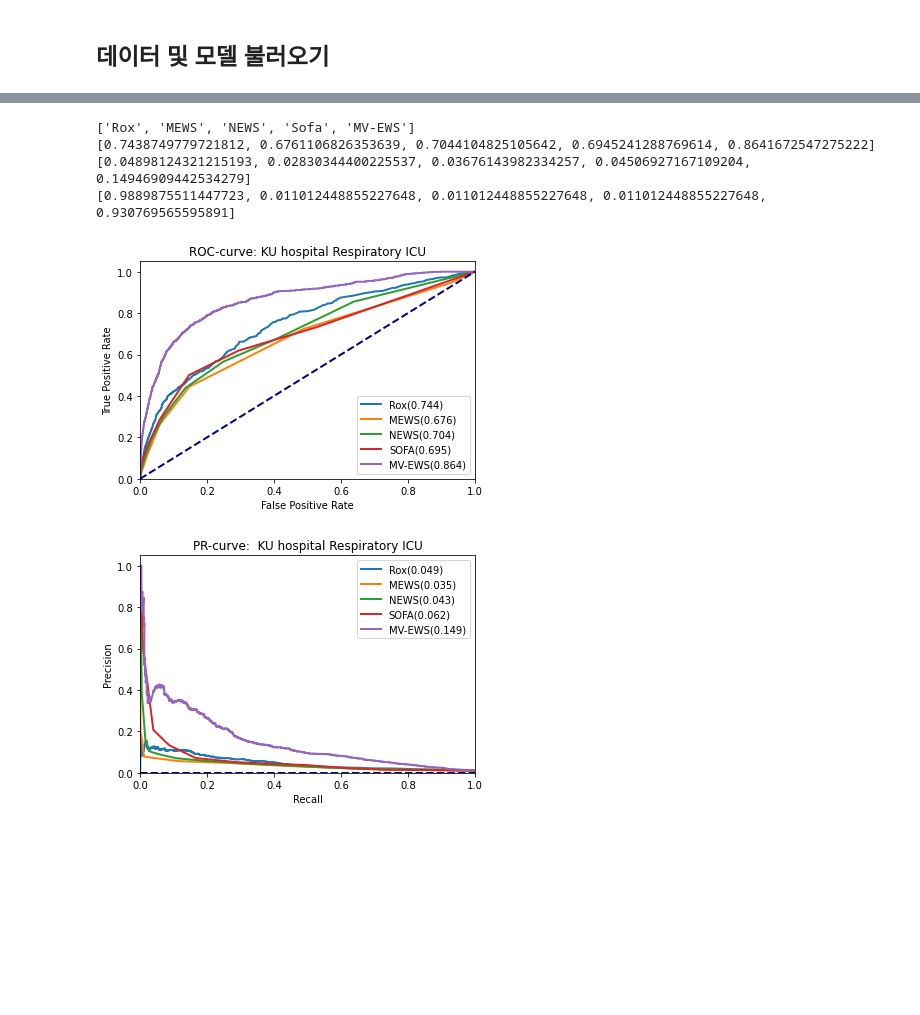
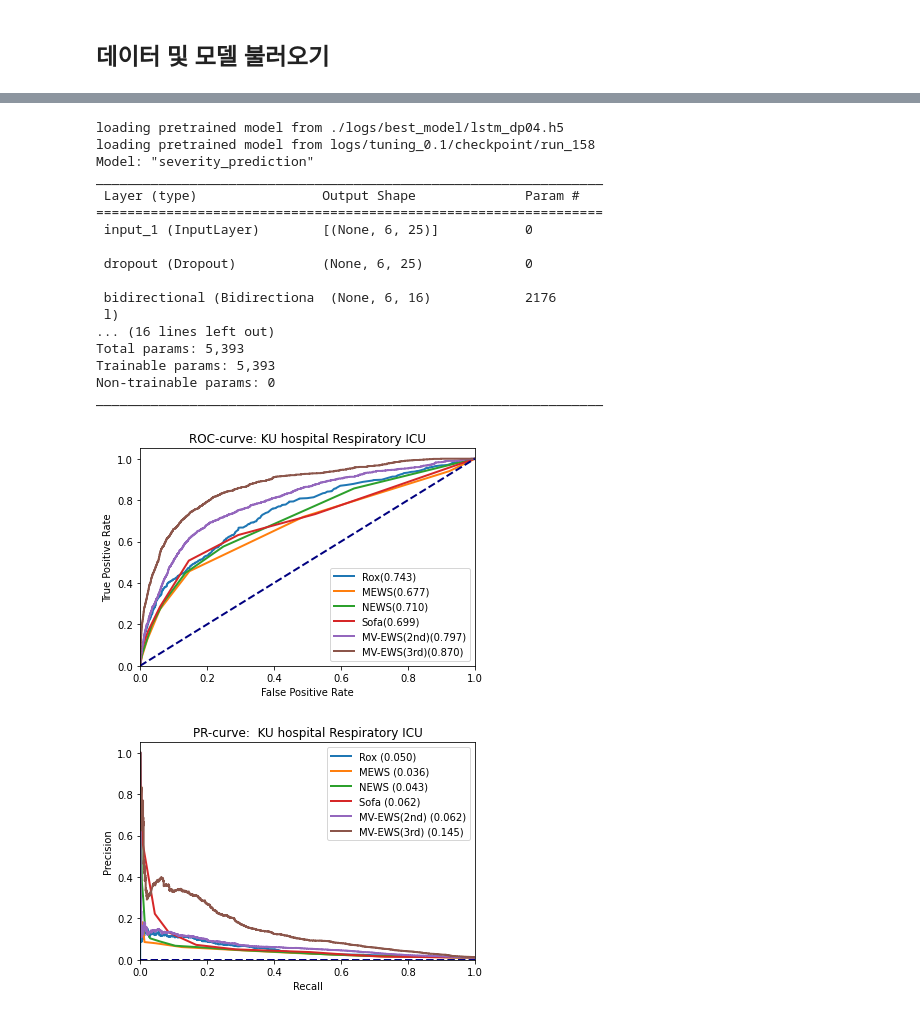
Before and after one commit to mit2400/ventilation-severity-prediciton, a Jupyter notebook: ASSIST_3nd_year.ipynb, the cells around one changed output, grey strips where cells are left out. Cells and saved outputs as stored; diff of their text form; code cells hidden in the pictures; blank space fills up the shorter version.

```diff
--- a/ASSIST_3nd_year.ipynb
+++ b/ASSIST_3nd_year.ipynb
@@ -84,8 +35,41 @@ _________________________________________________________________
+# %%
+with open("configs/base.json", 'r') as f:
+    model_configs = json.load(f)
+
+set_seed(0)
+
+origin_model = get_trained_model_h5()
+model = get_trained_model_ckpt('logs/tuning_0.1',configs=model_configs,epoch=None)
+X,Y, class_weights = get_datasets_np(tuning=True)
+
+idx=6
+X_KU_ICU = X[idx][:, :, :-5]
+Y_KU_ICU = Y[idx]
+
+origin_pred = origin_model.predict(X_KU_ICU)
+pred = model.predict(X_KU_ICU)
+# %% [output]
+loading pretrained model from ./logs/best_model/lstm_dp04.h5
+loading pretrained model from logs/tuning_0.1/checkpoint/run_158
+Model: "severity_prediction"
+_________________________________________________________________
+ Layer (type)                Output Shape              Param #
+=================================================================
+ input_1 (InputLayer)        [(None, 6, 25)]           0
+
+ dropout (Dropout)           (None, 6, 25)             0
+
+ bidirectional (Bidirectiona  (None, 6, 16)            2176
+ l)
+... (16 lines left out)
+Total params: 5,393
+Trainable params: 5,393
+Non-trainable params: 0
+_________________________________________________________________
 # %%
 from sklearn.metrics import roc_auc_score, average_precision_score,accuracy_score
 
-idx=4
-columns = ['Rox', 'MEWS', 'NEWS', 'Sofa', 'MV-EWS']
+columns = ['Rox', 'MEWS', 'NEWS', 'Sofa', 'MV-EWS(2nd)', 'MV-EWS(3rd)']
 y_probs = []
 total_auc = []
 total_ap = []
@@ -99,13 +83,14 @@ def sigmoid(lst):
 for i in range(len(columns)):
     if i == 0 : # rox index
         y_prob = 1-sigmoid(X[idx][:,-1,-5+i])
-    elif i < len(columns)-1:
+    elif i < len(columns)-2:
         y_prob = sigmoid(X[idx][:,-1,-5+i])
+    elif i == len(columns)-2:
+        y_prob = origin_model.predict(X_KU_ICU)
     else:
         y_prob = model.predict(X_KU_ICU)
 
     y_probs.append(y_prob)
-
     y_pred = np.where(np.array(y_prob) >= 0.5, 1, 0)
 
     total_auc.append(roc_auc_score(Y[idx], y_prob, average=None))
@@ -116,14 +101,12 @@ print(columns)
 print(total_auc)
 print(total_ap)
 print(total_acc)
-# %% [output]
-['Rox', 'MEWS', 'NEWS', 'Sofa', 'MV-EWS']
-[0.7438749779721812, 0.6761106826353639, 0.7044104825105642, 0.6945241288769614, 0.8641672547275222]
-[0.04898124321215193, 0.02830344400225537, 0.03676143982334257, 0.04506927167109204, 0.14946909442534279]
-[0.9889875511447723, 0.011012448855227648, 0.011012448855227648, 0.011012448855227648, 0.930769565595891]
 # %%
 import matplotlib.pyplot as plt
 from sklearn.metrics import roc_curve, auc, precision_recall_curve, roc_auc_score
+
+columns = ['Rox', 'MEWS', 'NEWS', 'Sofa', 'MV-EWS(2nd)', 'MV-EWS(3rd)']
+y_probs = []
 fpr_list = []
 tpr_list = []
 auc_list = []
@@ -131,7 +114,21 @@ precision_list = []
 recall_list = []
 auprc_list = []
 
-for i in range(5):
+def sigmoid(lst):
+    return 1 / (1 + np.exp(-np.array(lst)))
+
+for i in range(len(columns)):
+    if i == 0 : # rox index
+        y_prob = 1-sigmoid(X[idx][:,-1,-5+i])
+    elif i < len(columns)-2:
+        y_prob = sigmoid(X[idx][:,-1,-5+i])
+    elif i == len(columns)-2:
+        y_prob = origin_model.predict(X_KU_ICU)
+    else:
+        y_prob = model.predict(X_KU_ICU)
+
+    y_probs.append(y_prob)
+
     fpr, tpr, _ = roc_curve(Y[idx], y_probs[i])
     pr, rec, _ = precision_recall_curve(Y[idx], y_probs[i])
     fpr_list.append(fpr)
@@ -143,35 +140,35 @@ for i in range(5):
 # %%
 plt.figure()
 lw = 2
-label = ['Rox', 'MEWS','NEWS','SOFA','MV-EWS']
-for i in range(5):
+columns = ['Rox', 'MEWS', 'NEWS', 'Sofa', 'MV-EWS(2nd)', 'MV-EWS(3rd)']
+for i in range(len(columns)):
     plt.plot(
         fpr_list[i],
         tpr_list[i],
         lw=lw,
-        label=label[i] + "(%0.3f)" % auc_list[i]
+        label=columns[i] + "(%0.3f)" %  round(auc_list[i], 3)
     )
 
 plt.plot([0, 1], [0, 1], color="navy", lw=lw, linestyle="--")
 plt.xlim([0.0, 1.0])
 plt.ylim([0.0, 1.05])
 plt.xlabel("False Positive Rate")
 plt.ylabel("True Positive Rate")
 plt.title("ROC-curve: KU hospital Respiratory ICU")
 plt.legend(loc="lower right")
 plt.show()
 # %% [output]
-[figure, old version]
+[figure, new version]
 # %%
 plt.figure()
 lw = 2
 
-for i in range(5):
+for i in range(len(columns)):
     plt.plot(
         recall_list[i],
         precision_list[i],
         lw=lw,
-        label=label[i] + "(%0.3f)" % auprc_list[i]
+        label=columns[i] + " (%0.3f)" %  round(auprc_list[i], 3)
     )
 plt.plot([0, 1], [0, 0], color="navy", lw=lw, linestyle="--")
 plt.xlim([0.0, 1.0])
@@ -182,4 +179,4 @@ plt.title("PR-curve:  KU hospital Respiratory ICU")
 plt.legend(loc="upper right")
 plt.show()
 # %% [output]
-[figure, old version]
+[figure, new version]
```
Also changed, not shown: parts of 5 cells of this notebook, 8 other files.
